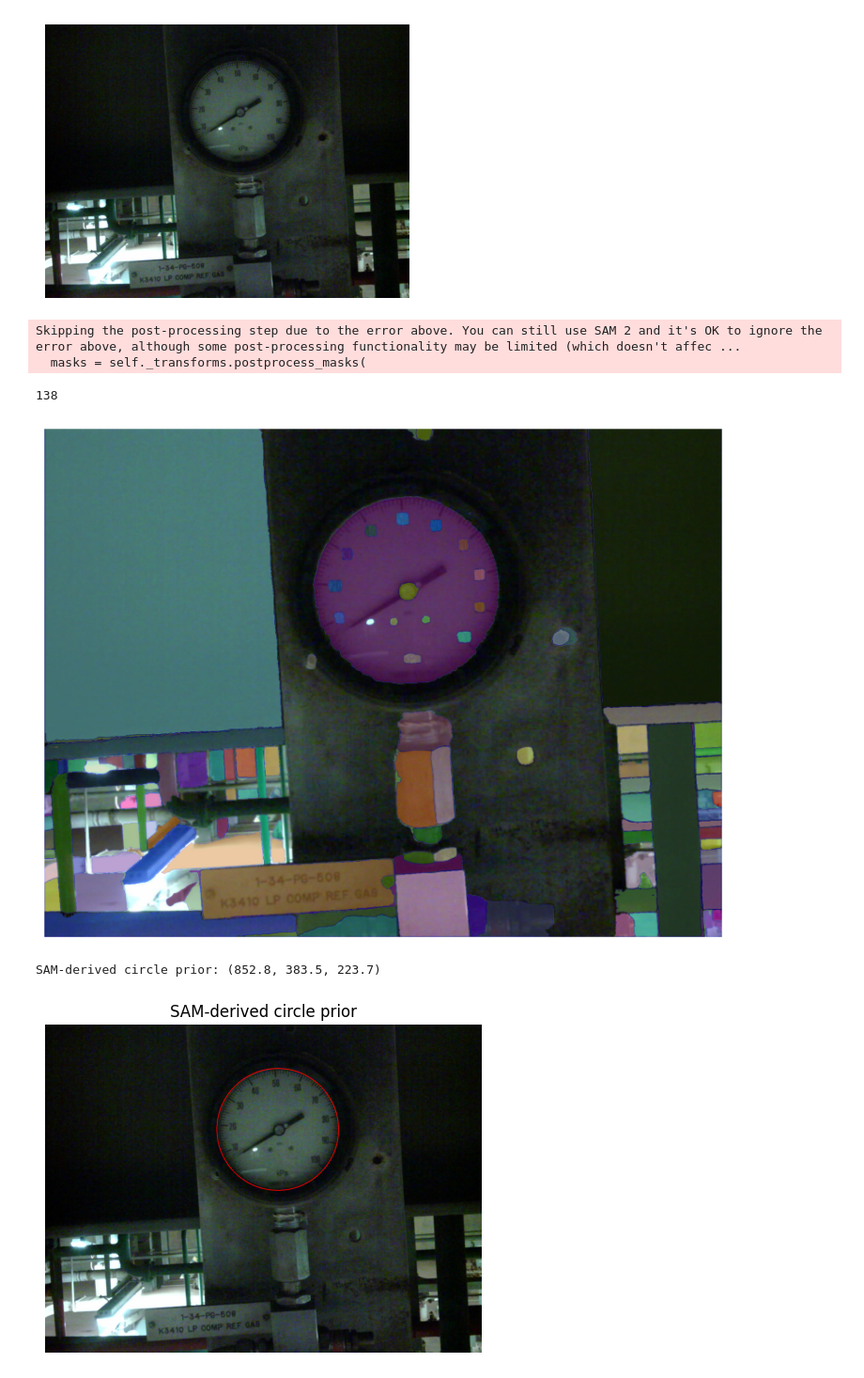
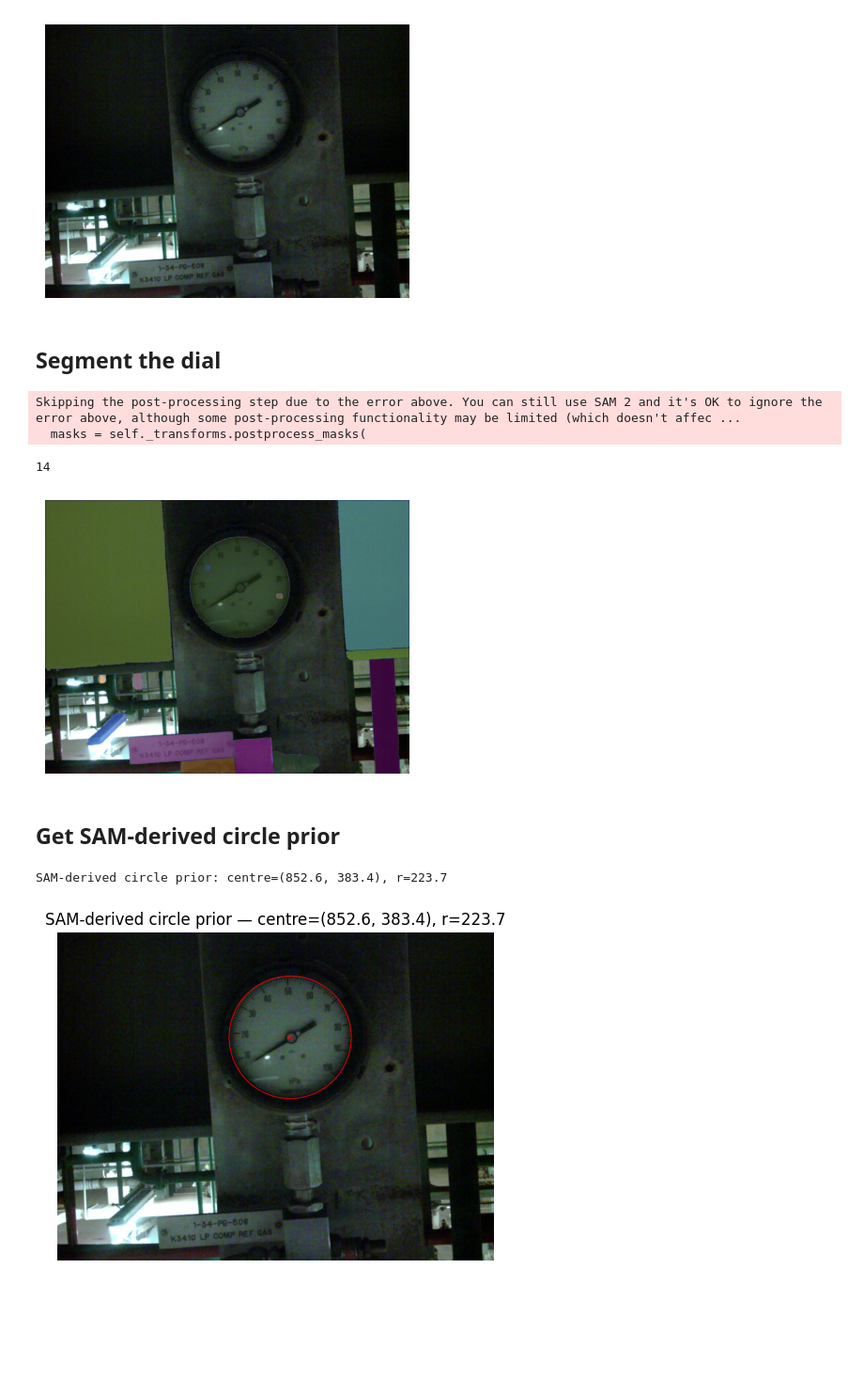
Before and after one commit to ellenxiao7/sam2, a Jupyter notebook: notebooks/02_gauge_mask_generation.ipynb, the cells around one changed output. Shown at 94% size. Drawn from its saved outputs; the diff is of its cells as text; code cells hidden in the pictures; blank space fills up the shorter version.

```diff
--- a/notebooks/02_gauge_mask_generation.ipynb
+++ b/notebooks/02_gauge_mask_generation.ipynb
@@ -62,6 +66,8 @@ plt.axis('off')
 plt.show()
 # %% [output]
 [figure]
+# %% [markdown]
+## Segment the dial
 # %%
 from sam2.build_sam import build_sam2
 from sam2.automatic_mask_generator import SAM2AutomaticMaskGenerator
@@ -71,17 +77,20 @@ model_cfg = "configs/sam2.1/sam2.1_hiera_t.yaml"
 
 sam2 = build_sam2(model_cfg, sam2_checkpoint, device=device, apply_postprocessing=False)
 
+# Make a dynamic min-area based on image size so we only keep big regions
+H, W = image.shape[:2]
+img_area = H * W
+min_area_coarse = int(max(0.1 * img_area, 1500))
+
 mask_generator_2 = SAM2AutomaticMaskGenerator(
     model=sam2,
-    points_per_side=64,
-    points_per_batch=128,
-    pred_iou_thresh=0.7,
-    stability_score_thresh=0.92,
-    stability_score_offset=0.7,
-    crop_n_layers=1,
-    box_nms_thresh=0.7,
-    crop_n_points_downscale_factor=2,
-    min_mask_region_area=25.0,
+    points_per_side=10,
+    points_per_batch=8,
+    pred_iou_thresh=0.82,
+    stability_score_thresh=0.94,
+    stability_score_offset=0.70,
+    box_nms_thresh=0.50,
+    min_mask_region_area=min_area_coarse,
     use_m2m=True,
 )
 # %%
@@ -90,15 +99,17 @@ len(masks2)
 # %% [output]
 Skipping the post-processing step due to the error above. You can still use SAM 2 and it's OK to ignore the error above, although some post-processing functionality may be limited (which doesn't affec ...
   masks = self._transforms.postprocess_masks(
-138
+14
 # %%
-plt.figure(figsize=(10, 10))
+plt.figure(figsize=(5, 5))
 plt.imshow(image)
 show_anns(masks2)
 plt.axis('off')
 plt.show()
 # %% [output]
-[figure, old version]
+[figure, new version]
+# %% [markdown]
+## Get SAM-derived circle prior
 # %%
 import cv2, numpy as np, matplotlib.pyplot as plt
 
@@ -135,36 +146,48 @@ for i, m in enumerate(masks2):
     if circ < circ_min:
         continue
 
     cand_info.append((circ, rel_area, i))
     all_pts.append(cnt.reshape(-1,2))
 
 # If nothing passed, relax thresholds a bit
 if len(all_pts) == 0:
     circ_min = 0.55
     for i, m in enumerate(masks2):
         seg = (m['segmentation'].astype(np.uint8) * 255)
         cnts, _ = cv2.findContours(seg, cv2.RETR_EXTERNAL, cv2.CHAIN_APPROX_SIMPLE)
         if not cnts:
             continue
         cnt = max(cnts, key=cv2.contourArea)
         area = cv2.contourArea(cnt)
         per  = cv2.arcLength(cnt, True) + 1e-6
         circ = (4*np.pi*area)/(per*per)
         if circ >= circ_min:
             all_pts.append(cnt.reshape(-1,2))
 
 # Estimate a circle from these points (use enclosing circle as a robust, simple fit)
 assert len(all_pts) > 0, "No circular cues in SAM masks; try lowering circ_min or broadening rel_area bounds."
 pts = np.vstack(all_pts).astype(np.float32)
 (cx_prior, cy_prior), r_prior = cv2.minEnclosingCircle(pts)
 cx_prior, cy_prior, r_prior = float(cx_prior), float(cy_prior), float(r_prior)
 
-print("SAM-derived circle prior:", (round(cx_prior,1), round(cy_prior,1), round(r_prior,1)))
+print(f"SAM-derived circle prior: centre={round(cx_prior,1), round(cy_prior,1)}, r={round(r_prior,1)}")
 
-# Visual sanity check
+# Visual sanity check (draw circle + centre marker)
 overlay = image.copy()
-cv2.circle(overlay, (int(cx_prior), int(cy_prior)), int(r_prior), (255,0,0), 2)
-plt.figure(figsize=(6,6)); plt.imshow(overlay); plt.axis('off'); plt.title("SAM-derived circle prior"); plt.show()
+center = (int(round(cx_prior)), int(round(cy_prior)))
+radius = int(round(r_prior))
+
+# outer circle
+cv2.circle(overlay, center, radius, (255,0,0), 2)
+
+# centre marker (cross) + optional coords label
+cv2.drawMarker(overlay, center, (255,0,0),
+               markerType=cv2.MARKER_TILTED_CROSS, markerSize=16, thickness=2)
+plt.figure(figsize=(6,6))
+plt.imshow(overlay)
+plt.axis('off')
+plt.title(f"SAM-derived circle prior — centre=({cx_prior:.1f}, {cy_prior:.1f}), r={r_prior:.1f}")
+plt.show()
 # %% [output]
-SAM-derived circle prior: (852.8, 383.5, 223.7)
+SAM-derived circle prior: centre=(852.6, 383.4), r=223.7
-[figure, old version]
+[figure, new version]
```
Also changed, not shown: parts of 15 cells of this notebook, 1 other file.
